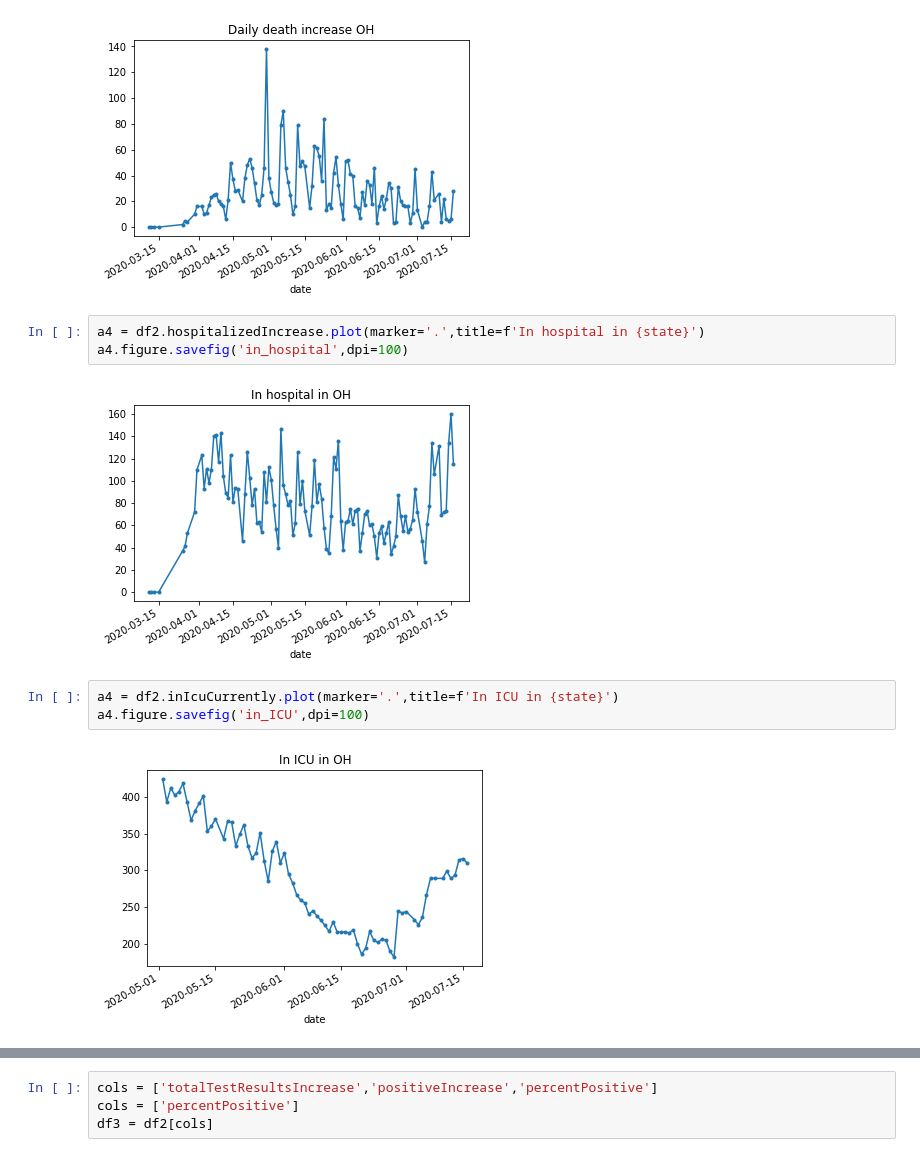
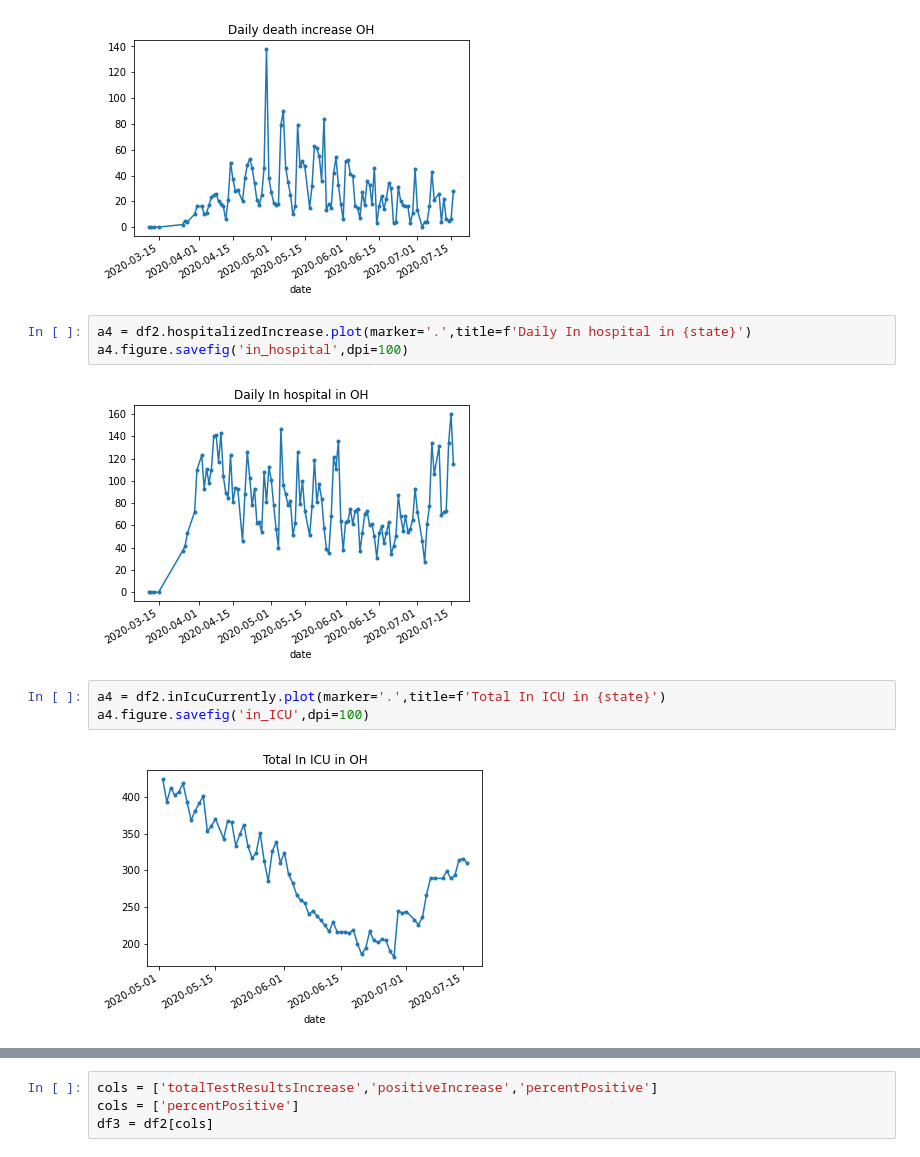
Before and after one commit to mpeaton/cvanal, a Jupyter notebook: COVID-19.ipynb, the cells around one changed output, grey strips where cells are left out. Cells and saved outputs as stored; diff of their text form.

```diff
--- a/COVID-19.ipynb
+++ b/COVID-19.ipynb
@@ -50,14 +50,14 @@ a4.figure.savefig('daily_deaths',dpi=100)
 # %% [output]
 [figure]
 # %%
-a4 = df2.hospitalizedIncrease.plot(marker='.',title=f'In hospital in {state}')
+a4 = df2.hospitalizedIncrease.plot(marker='.',title=f'Daily In hospital in {state}')
 a4.figure.savefig('in_hospital',dpi=100)
 # %% [output]
-[figure, old version]
+[figure, new version]
 # %%
-a4 = df2.inIcuCurrently.plot(marker='.',title=f'In ICU in {state}')
+a4 = df2.inIcuCurrently.plot(marker='.',title=f'Total In ICU in {state}')
 a4.figure.savefig('in_ICU',dpi=100)
 # %% [output]
-[figure, old version]
+[figure, new version]
 # %%
 a4 = df2.onVentilatorCurrently.plot(marker='.',title=f'On Ventilator in {state}')
```
Also changed, not shown: parts of 1 cell of this notebook, 4 other files.
